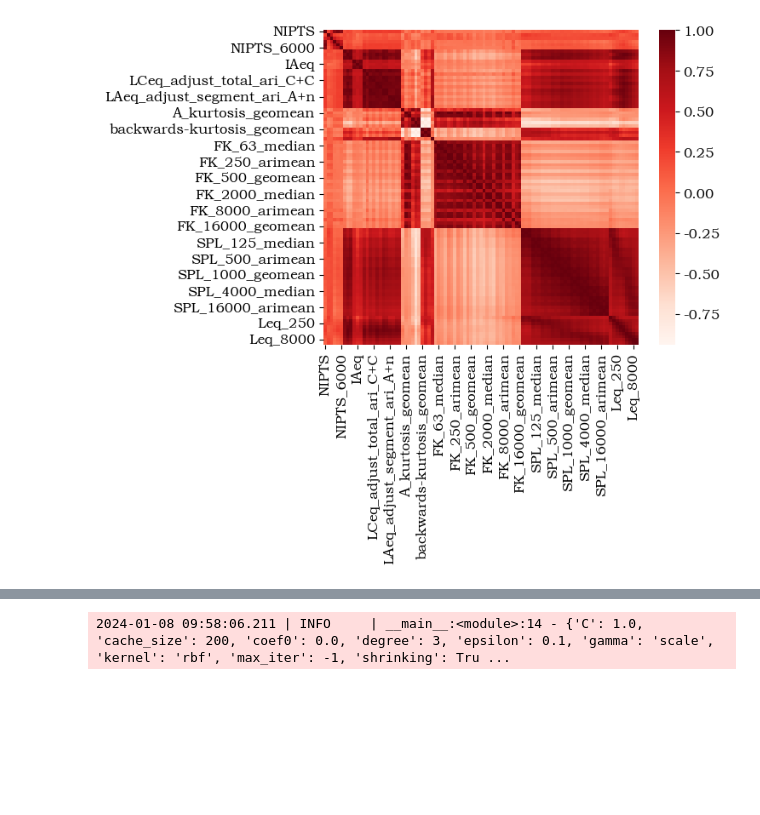
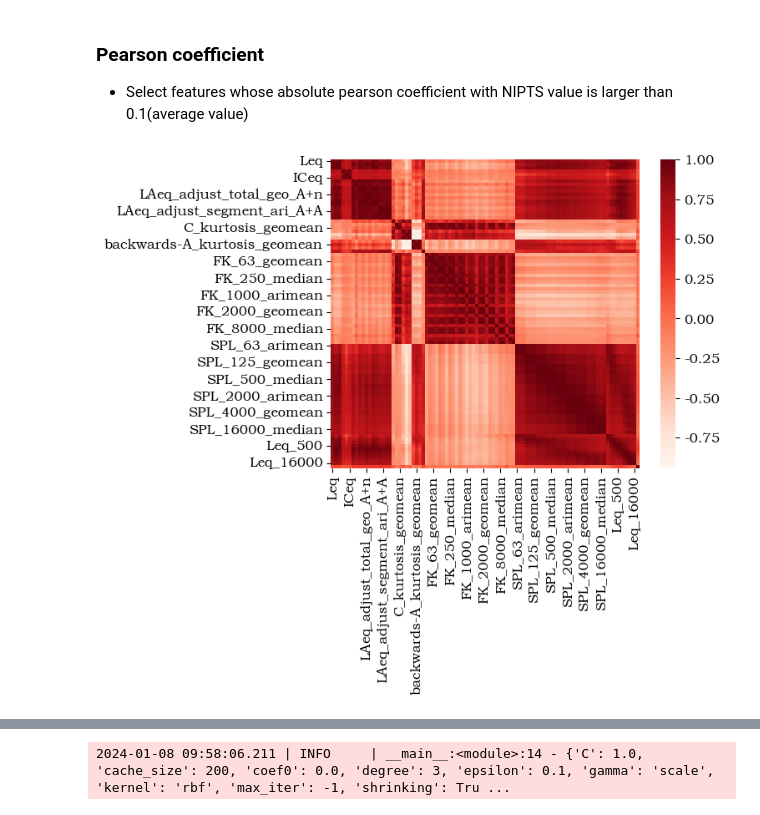
Before and after one commit to LewisBase/occupational_health_system_v2, a Jupyter notebook: examples/F_weighting_studying-12_29/data_analysis.ipynb, the cells around one changed output, grey strips where cells are left out. Cells and saved outputs as stored; diff of their text form; code cells hidden in the pictures; blank space fills up the shorter version.

```diff
--- a/examples/F_weighting_studying-12_29/data_analysis.ipynb
+++ b/examples/F_weighting_studying-12_29/data_analysis.ipynb
@@ -42,0 +47,9 @@ df.head(1)
+# %%
+extract_df = pd.read_csv("./results/extract_df.csv", header=0, index_col="staff_id")
+model_path = Path("./models/")
+extract_df.head(1)
+
+label_columns = seq(extract_df.columns).filter(lambda x: x.startswith("NIPTS")).list()
+X_ini = extract_df.drop(label_columns, axis=1)
+y = extract_df.NIPTS
+logger.info(f"X shape: {X_ini.shape}, y shape: {y.shape}")
@@ -43,6 +61,10 @@ df.head(1)
+# %% [markdown]
+### Pearson coefficient
+
+* Select features whose absolute pearson coefficient with NIPTS value is larger than 0.1(average value)
 # %%
-corr_matrix = df.corr()
+corr_matrix = X_ini.join(y).corr()
 sns.heatmap(corr_matrix,annot = False,vmax = 1,square = True,cmap = "Reds")
 plt.show()
 # %% [output]
-[figure, old version]
+[figure, new version]
```
Also changed, not shown: parts of 52 cells of this notebook, 1 other file.
